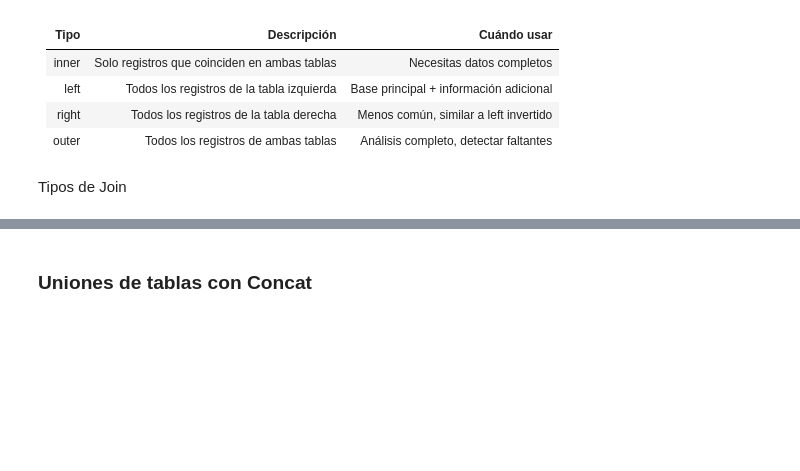
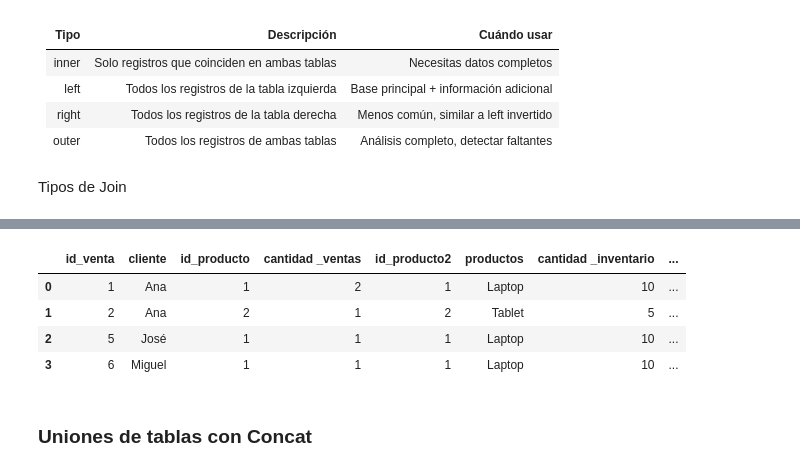
Before and after one commit to netcluster/Python-para-el-an-lisis-de-datos, a Jupyter notebook: Unidad 2/manipulacion_de_datos.ipynb, the cells around one changed output, grey strips where cells are left out. Cells and saved outputs as stored; diff of their text form; code cells hidden in the pictures; blank space fills up the shorter version.

```diff
--- a/Unidad 2/manipulacion_de_datos.ipynb
+++ b/Unidad 2/manipulacion_de_datos.ipynb
@@ -631,2 +803,37 @@ Tipos de Join
+# %%
+import pandas as pd
+#Crear datasets de ejemplo
+productos_ejemplo = pd.DataFrame(
+    {
+    'id_producto2': [1, 2, 3, 4],
+    'productos  ': ['Laptop', 'Tablet', 'Smartphone', 'Monitor'],
+    'cantidad ': [10, 5, 8, 2], #Cantidades en inventario
+    'monto_unit': [100, 200, 150, 300]
+    }
+)
+
+ventas_ejemplo = pd.DataFrame(
+    {
+    'id_venta': [1, 2, 3, 4, 5, 6],
+    'cliente': ['Ana', 'Ana', 'María', 'Juan', 'José', 'Miguel'],
+    'id_producto': [1, 2, 5, 6, 1, 1],
+    'cantidad ': [2, 1, 3, 2, 1, 1] #Cantidades vendidas
+    }
+)
+
+pd.merge(
+ventas_ejemplo,
+productos_ejemplo,
+how='inner',
+left_on='id_producto',
+right_on='id_producto2',
+suffixes=('_ventas', '_inventario')
+)
+# %% [output]
+|  | id_venta | cliente | id_producto | cantidad _ventas | id_producto2 | productos | cantidad _inventario | ... |
+| 0 | 1 | Ana | 1 | 2 | 1 | Laptop | 10 | ... |
+| 1 | 2 | Ana | 2 | 1 | 2 | Tablet | 5 | ... |
+| 2 | 5 | José | 1 | 1 | 1 | Laptop | 10 | ... |
+| 3 | 6 | Miguel | 1 | 1 | 1 | Laptop | 10 | ... |
 # %% [markdown]
 ### Uniones de tablas con Concat
```
Also changed, not shown: parts of 5 cells of this notebook.
